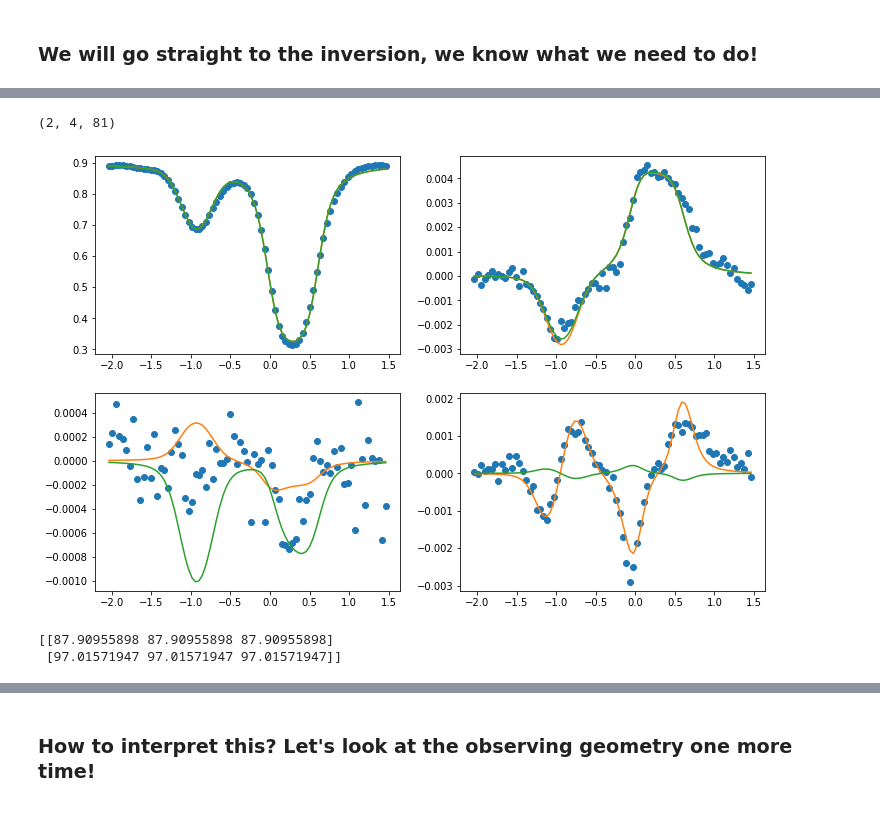
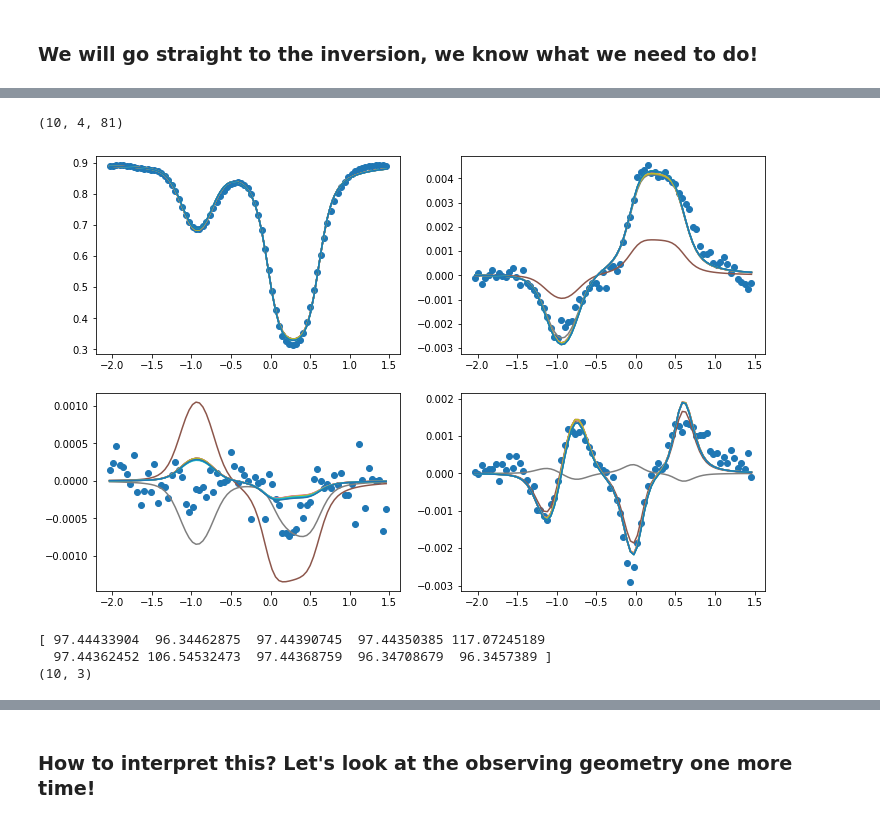
Before and after one commit to ivanzmilic/dkist_workshop_5, a Jupyter notebook: Hanle_single_profile_inversion.ipynb, the cells around one changed output, grey strips where cells are left out. Drawn from its saved outputs; the diff is of its cells as text; code cells hidden in the pictures.

```diff
--- a/Hanle_single_profile_inversion.ipynb
+++ b/Hanle_single_profile_inversion.ipynb
@@ -11,7 +11,7 @@ import h5py
 from astropy.io import fits
 # %%
 # Let's first load a profile:
-data = np.loadtxt("profiles/profA1.perf",skiprows=1,unpack=True)
+data = np.loadtxt("/home/milic/Downloads/TIP_single/TIP_single_profiles/profA1.perf",skiprows=1,unpack=True)
 data.shape
 # %% [output]
 (9, 81)
@@ -95,37 +98,39 @@ iterator.run_all_pixels()
 # %%
-nrand = 2
+nrand = 10
 result = h5py.File('output_onepixel.h5','r')
 fit = np.copy(result['spec1']['stokes'])
 fit = fit.reshape(nrand,4,n_wvl)
 fit.shape
 # %% [output]
-(2, 4, 81)
+(10, 4, 81)
 # %%
-n_rand = 2
+n_rand = 10
 plt.figure(figsize=[12,8])
 plt.subplot(221)
 plt.plot(ll-10830,stokes_to_fit[0,:],'o')
 for i in range(0,n_rand):
     plt.plot(ll-10830,fit[i,0,:])
 plt.subplot(222)
 plt.plot(ll-10830,stokes_to_fit[1,:],'o')
 for i in range(0,n_rand):
     plt.plot(ll-10830,fit[i,1,:])
 
 plt.subplot(223)
 plt.plot(ll-10830,stokes_to_fit[2,:],'o')
 for i in range(0,n_rand):
     plt.plot(ll-10830,fit[i,2,:])
 
 plt.subplot(224)
 plt.plot(ll-10830,stokes_to_fit[3,:],'o')
 for i in range(0,n_rand):
     plt.plot(ll-10830,fit[i,3,:])
 # %% [output]
-[figure, old version]
+[figure, new version]
 # %%
-print(result['spec1']['chi2'][0])
+print(result['spec1']['chi2'][0,:,-1])
+print(result['spec1']['chi2'][0].shape)
 # %% [output]
-[[87.90955898 87.90955898 87.90955898]
- [97.01571947 97.01571947 97.01571947]]
+[ 97.44433904  96.34462875  97.44390745  97.44350385 117.07245189
+  97.44362452 106.54532473  97.44368759  96.34708679  96.3457389 ]
+(10, 3)
 # %%
```
Also changed, not shown: parts of 7 cells of this notebook.
